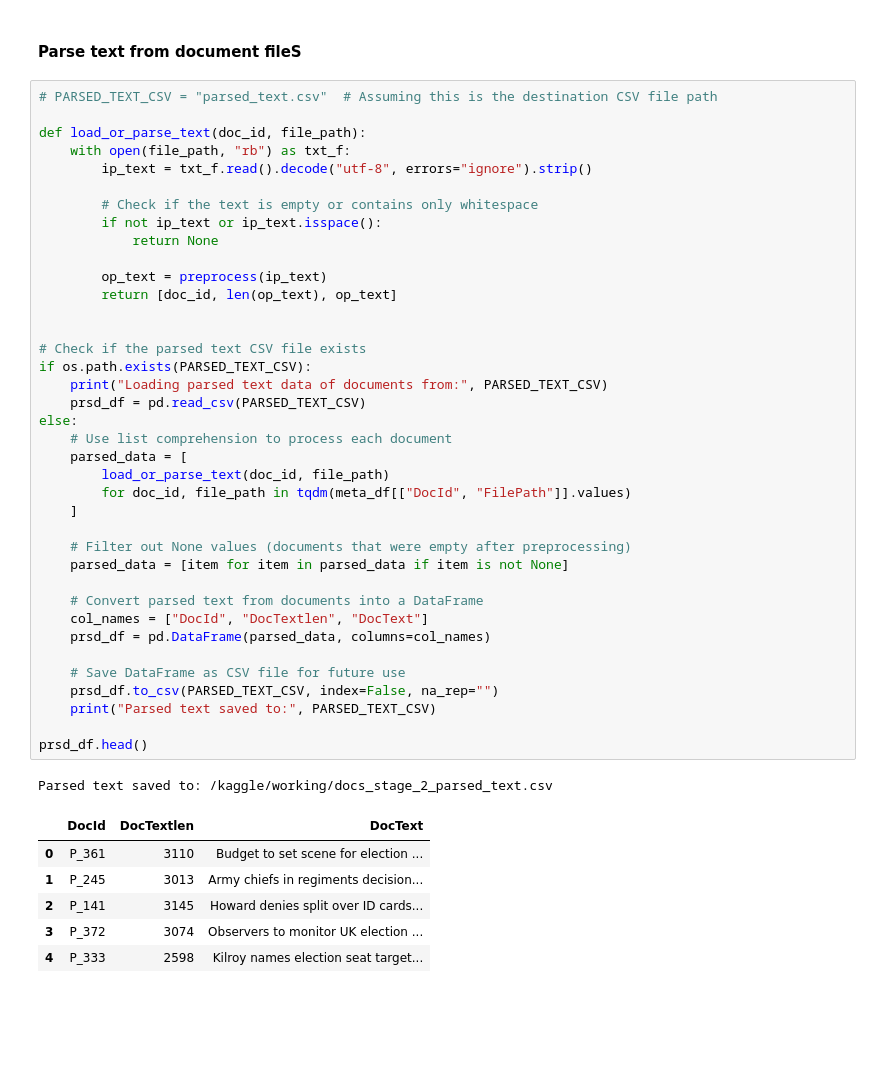
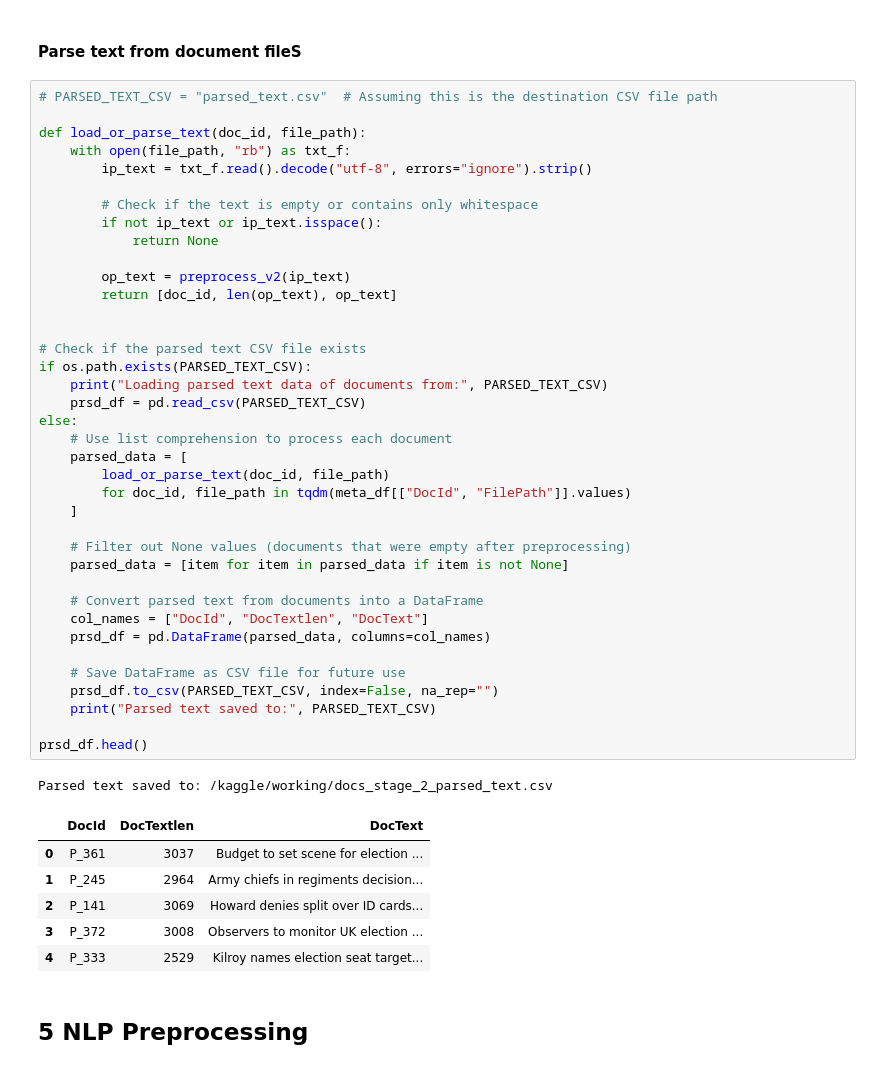
Before and after one commit to diaconumadalina/BBC-Text-classification, a Jupyter notebook: bbc-text-classification-1-text-preprocessing.ipynb, the cells around one changed output. Saved outputs shown, nothing was run; the diff lists cells and outputs as text; blank space fills up the shorter version.

Commit message:
Kaggle Notebook | BBC Text classification - 1. Text preprocessing  | Version 5

```diff
--- a/bbc-text-classification-1-text-preprocessing.ipynb
+++ b/bbc-text-classification-1-text-preprocessing.ipynb
@@ -516,38 +516,40 @@ def load_or_parse_text(doc_id, file_path):
         if not ip_text or ip_text.isspace():
             return None
 
-        op_text = preprocess(ip_text)
+        op_text = preprocess_v2(ip_text)
         return [doc_id, len(op_text), op_text]
 
 
 # Check if the parsed text CSV file exists
 if os.path.exists(PARSED_TEXT_CSV):
     print("Loading parsed text data of documents from:", PARSED_TEXT_CSV)
     prsd_df = pd.read_csv(PARSED_TEXT_CSV)
 else:
     # Use list comprehension to process each document
     parsed_data = [
         load_or_parse_text(doc_id, file_path)
         for doc_id, file_path in tqdm(meta_df[["DocId", "FilePath"]].values)
     ]
 
     # Filter out None values (documents that were empty after preprocessing)
     parsed_data = [item for item in parsed_data if item is not None]
 
     # Convert parsed text from documents into a DataFrame
     col_names = ["DocId", "DocTextlen", "DocText"]
     prsd_df = pd.DataFrame(parsed_data, columns=col_names)
 
     # Save DataFrame as CSV file for future use
     prsd_df.to_csv(PARSED_TEXT_CSV, index=False, na_rep="")
     print("Parsed text saved to:", PARSED_TEXT_CSV)
 
 prsd_df.head()
 # %% [output]
 Parsed text saved to: /kaggle/working/docs_stage_2_parsed_text.csv
 |  | DocId | DocTextlen | DocText |
-| 0 | P_361 | 3110 | Budget to set scene for election ... |
-| 1 | P_245 | 3013 | Army chiefs in regiments decision... |
-| 2 | P_141 | 3145 | Howard denies split over ID cards... |
-| 3 | P_372 | 3074 | Observers to monitor UK election ... |
-| 4 | P_333 | 2598 | Kilroy names election seat target... |
+| 0 | P_361 | 3037 | Budget to set scene for election ... |
+| 1 | P_245 | 2964 | Army chiefs in regiments decision... |
+| 2 | P_141 | 3069 | Howard denies split over ID cards... |
+| 3 | P_372 | 3008 | Observers to monitor UK election ... |
+| 4 | P_333 | 2529 | Kilroy names election seat target... |
+# %% [markdown]
+## 5 NLP Preprocessing
```
Also changed, not shown: parts of 15 cells of this notebook.
